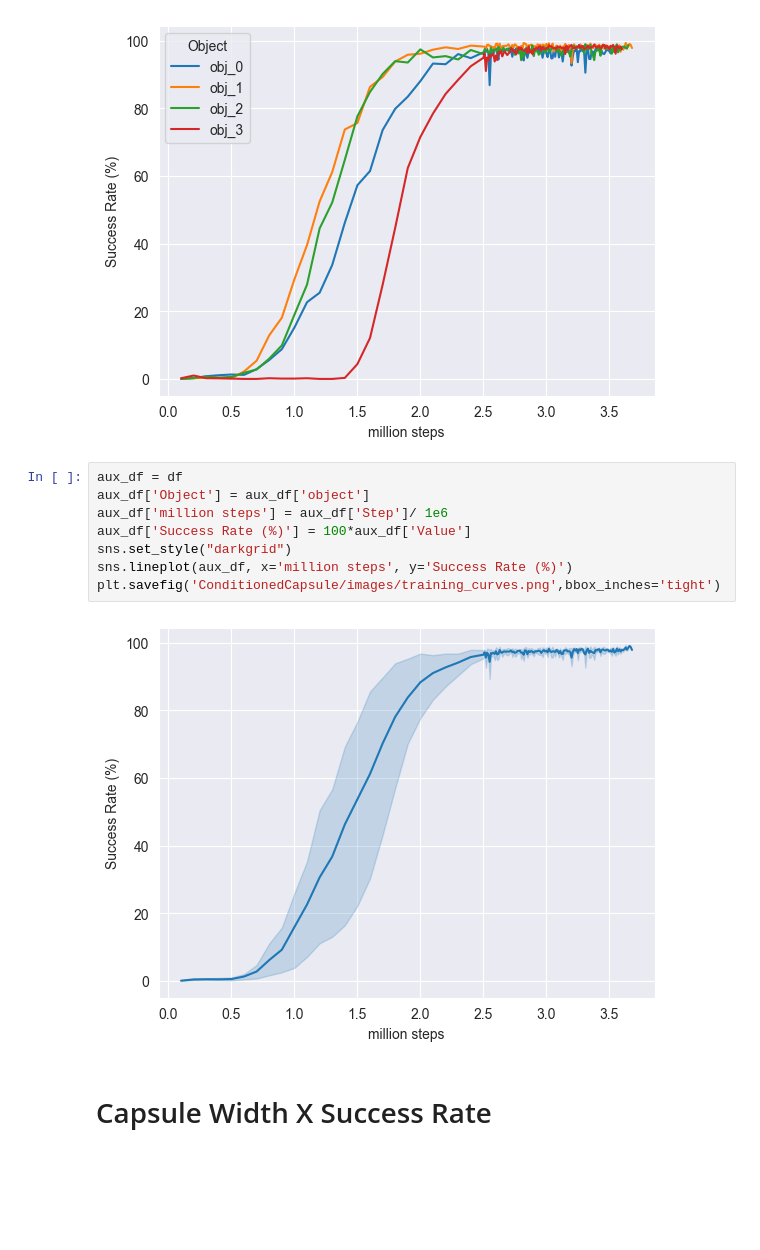
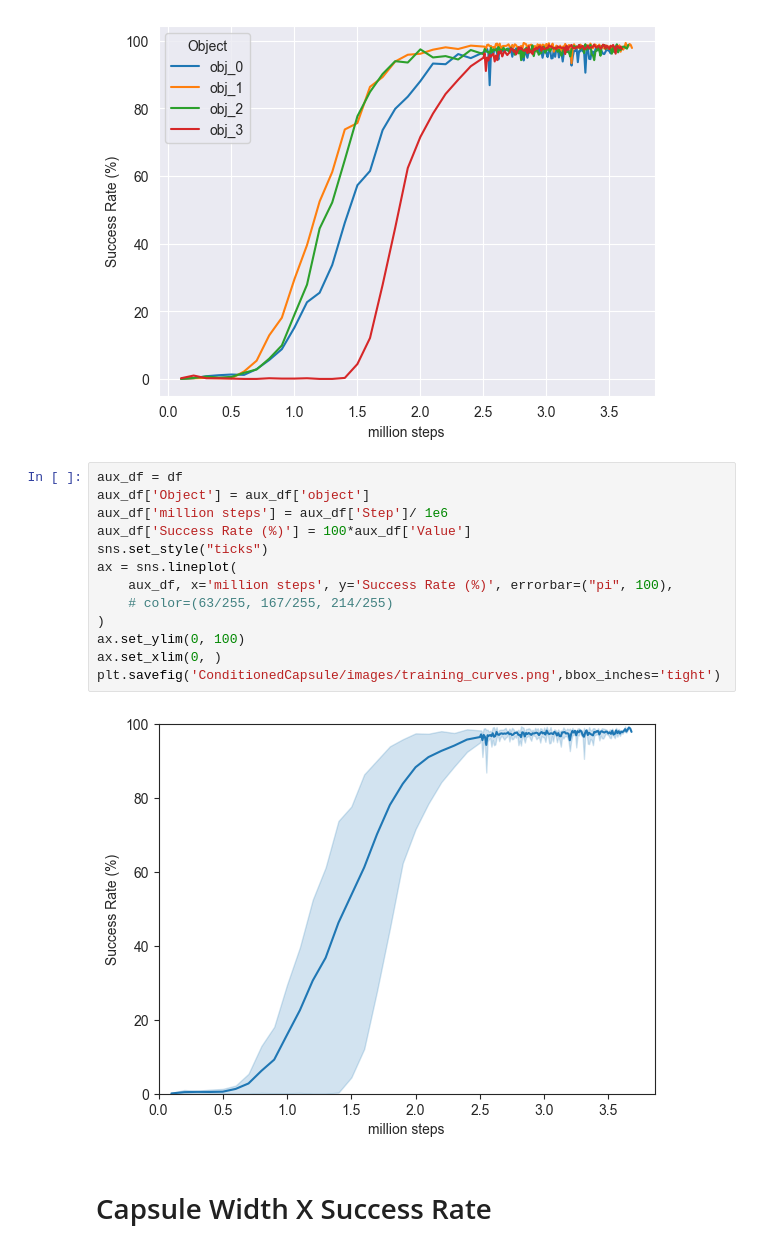
Before and after one commit to gabrielsluz/mapless_transport, a Jupyter notebook: results/ConditionedCapsule.ipynb, the cells around one changed output. Saved outputs shown, nothing was run; the diff lists cells and outputs as text; blank space fills up the shorter version.

```diff
--- a/results/ConditionedCapsule.ipynb
+++ b/results/ConditionedCapsule.ipynb
@@ -55,13 +55,18 @@ sns.lineplot(aux_df, x='million steps', y='Success Rate (%)', hue='Object')
 # %%
 aux_df = df
 aux_df['Object'] = aux_df['object']
 aux_df['million steps'] = aux_df['Step']/ 1e6
 aux_df['Success Rate (%)'] = 100*aux_df['Value']
-sns.set_style("darkgrid")
-sns.lineplot(aux_df, x='million steps', y='Success Rate (%)')
+sns.set_style("ticks")
+ax = sns.lineplot(
+    aux_df, x='million steps', y='Success Rate (%)', errorbar=("pi", 100),
+    # color=(63/255, 167/255, 214/255)
+)
+ax.set_ylim(0, 100)
+ax.set_xlim(0, )
 plt.savefig('ConditionedCapsule/images/training_curves.png',bbox_inches='tight')
 # %% [output]
-[figure, old version]
+[figure, new version]
 # %% [markdown]
 # Capsule Width X Success Rate
 # %%
```
Also changed, not shown: parts of 2 cells of this notebook, 16 other files.
